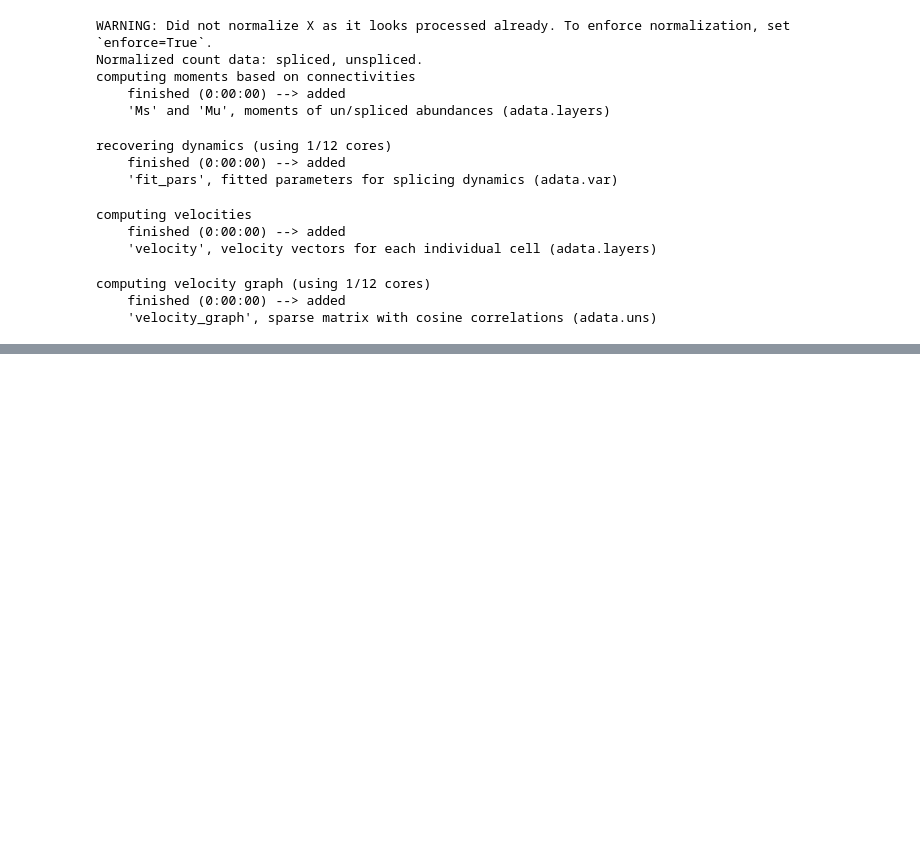
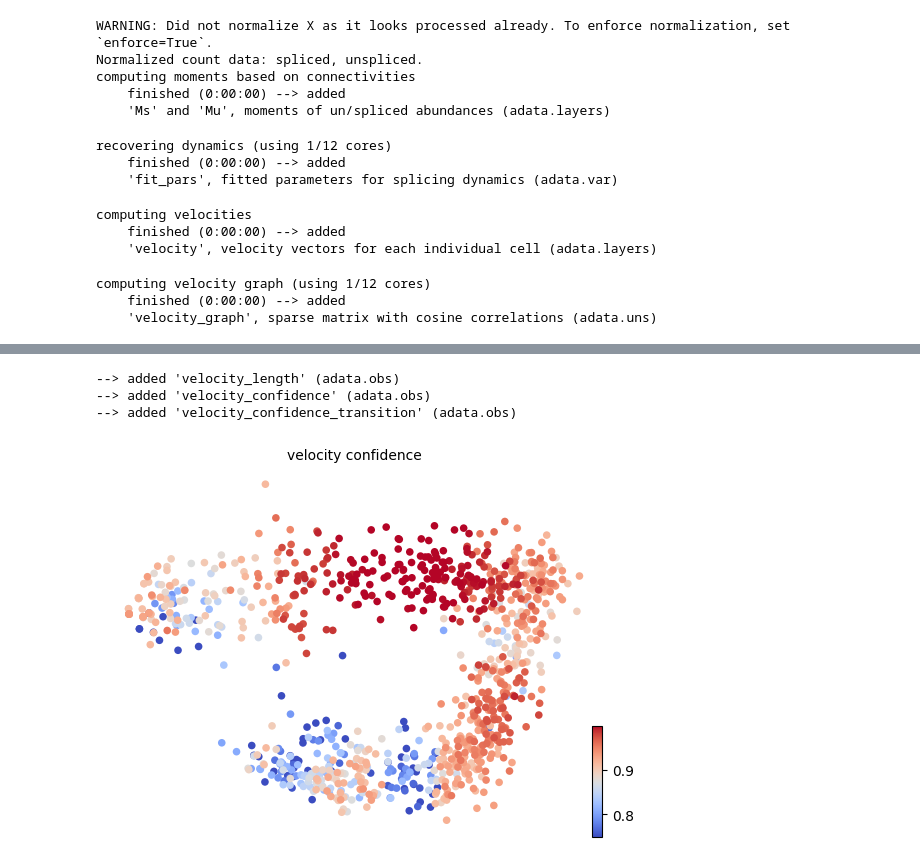
Before and after one commit to linnykos/veloUncertainty, a Jupyter notebook: code/kevin/Writeup6_simulation/Writeup6_good-scvelo_generate.ipynb, the cells around one changed output, grey strips where cells are left out. Cells and saved outputs as stored; diff of their text form; code cells hidden in the pictures; blank space fills up the shorter version.

```diff
--- a/code/kevin/Writeup6_simulation/Writeup6_good-scvelo_generate.ipynb
+++ b/code/kevin/Writeup6_simulation/Writeup6_good-scvelo_generate.ipynb
@@ -217,0 +218,9 @@ scv.pl.velocity_embedding_stream(data2,
+# %%
+scv.tl.velocity_confidence(data2)
+keys = 'velocity_confidence'
+scv.pl.scatter(data2, c=keys, cmap='coolwarm', perc=[5, 95])
+# %% [output]
+--> added 'velocity_length' (adata.obs)
+--> added 'velocity_confidence' (adata.obs)
+--> added 'velocity_confidence_transition' (adata.obs)
+[figure, added]
```
Also changed, not shown: parts of 8 cells of this notebook, 1 other file.
